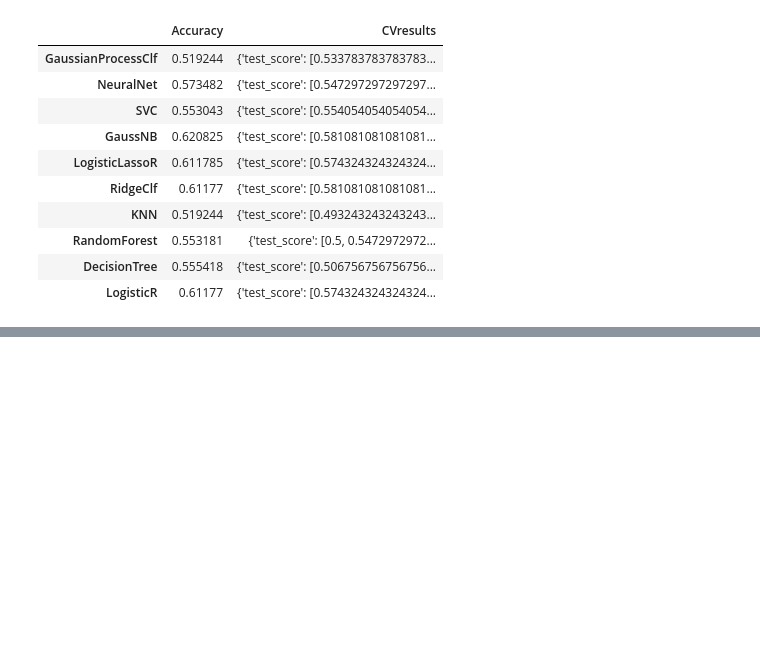
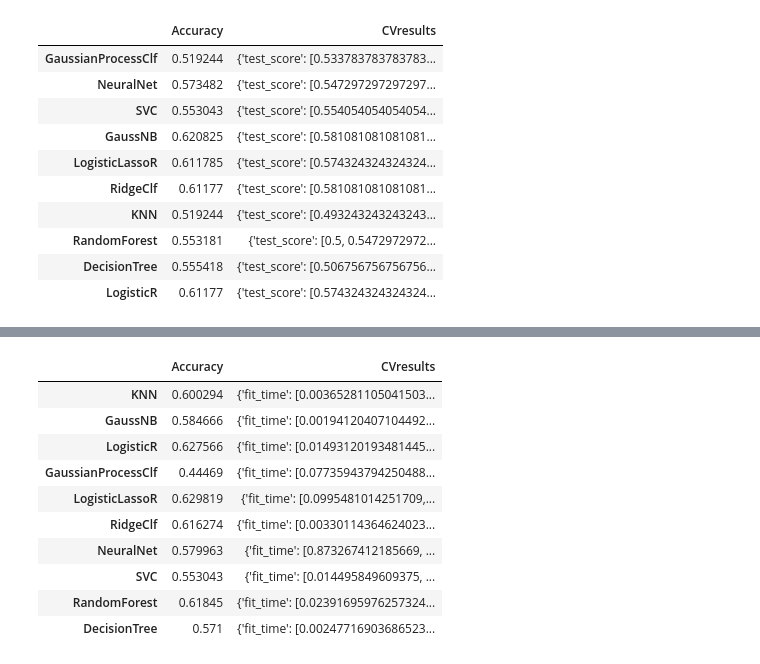
Before and after one commit to shruti-singh/PaperAcceptancePrediction, a Jupyter notebook: shruti/AllModels2017Baseline.ipynb, the cells around one changed output, grey strips where cells are left out. Drawn from its saved outputs; the diff is of its cells as text; code cells hidden in the pictures; blank space fills up the shorter version.

```diff
--- a/shruti/AllModels2017Baseline.ipynb
+++ b/shruti/AllModels2017Baseline.ipynb
@@ -705,0 +806,26 @@ model_results
+# %%
+def get_mean_cit(pid):
+    if pid in mag_feats:
+        if "num_cits" in mag_feats[pid] and mag_feats[pid]["num_cits"]:
+            return np.mean(mag_feats[pid]["num_cits"])
+    return 0
+
+def get_median_cit(pid):
+    if pid in mag_feats:
+        if "num_cits" in mag_feats[pid] and mag_feats[pid]["num_cits"]:
+            return np.median(mag_feats[pid]["num_cits"])
+    return 0
+
+def get_max_cit(pid):
+    if pid in mag_feats:
+        if "num_cits" in mag_feats[pid] and mag_feats[pid]["num_cits"]:
+            return np.max(mag_feats[pid]["num_cits"])
+    return 0
+# %%
+data['mean_pub'] = data['id'].apply(get_mean_pub)
+data['max_pub'] = data['id'].apply(get_max_pub)
+data['med_pub'] = data['id'].apply(get_median_pub)
+
+data['mean_cit'] = data['id'].apply(get_mean_cit)
+data['max_cit'] = data['id'].apply(get_max_cit)
+data['med_cit'] = data['id'].apply(get_median_cit)
@@ -705,0 +839,31 @@ model_results
+# %%
+model_results = pd.DataFrame()
+model_results['Accuracy'] = None
+model_results['CVresults'] = None
+
+for clf_name,clf in clf_dict.items():
+#   X = data.drop(columns=['id','label'])
+    X = data.drop(columns=['id','label'])
+    X_normalized = normalize(X)
+    y = data['label']
+    results = cross_validate(clf, X, y, return_estimator=True)
+    clf = results['estimator']
+    results.pop('estimator')
+    accuracy = np.mean(results['test_score'])
+    model_results.loc[clf_name, ['Accuracy', 'CVresults']] = [accuracy, results]
+#     if clf_name == 'DecisionTree':
+#         display(plot(clf))
+# %%
+model_results
+# %% [output]
+|  | Accuracy | CVresults |
+| KNN | 0.600294 | {'fit_time': [0.00365281105041503... |
+| GaussNB | 0.584666 | {'fit_time': [0.00194120407104492... |
+| LogisticR | 0.627566 | {'fit_time': [0.01493120193481445... |
+| GaussianProcessClf | 0.44469 | {'fit_time': [0.07735943794250488... |
+| LogisticLassoR | 0.629819 | {'fit_time': [0.0995481014251709,... |
+| RidgeClf | 0.616274 | {'fit_time': [0.00330114364624023... |
+| NeuralNet | 0.579963 | {'fit_time': [0.873267412185669, ... |
+| SVC | 0.553043 | {'fit_time': [0.014495849609375, ... |
+| RandomForest | 0.61845 | {'fit_time': [0.02391695976257324... |
+| DecisionTree | 0.571 | {'fit_time': [0.00247716903686523... |
```
Also changed, not shown: parts of 12 cells of this notebook.
